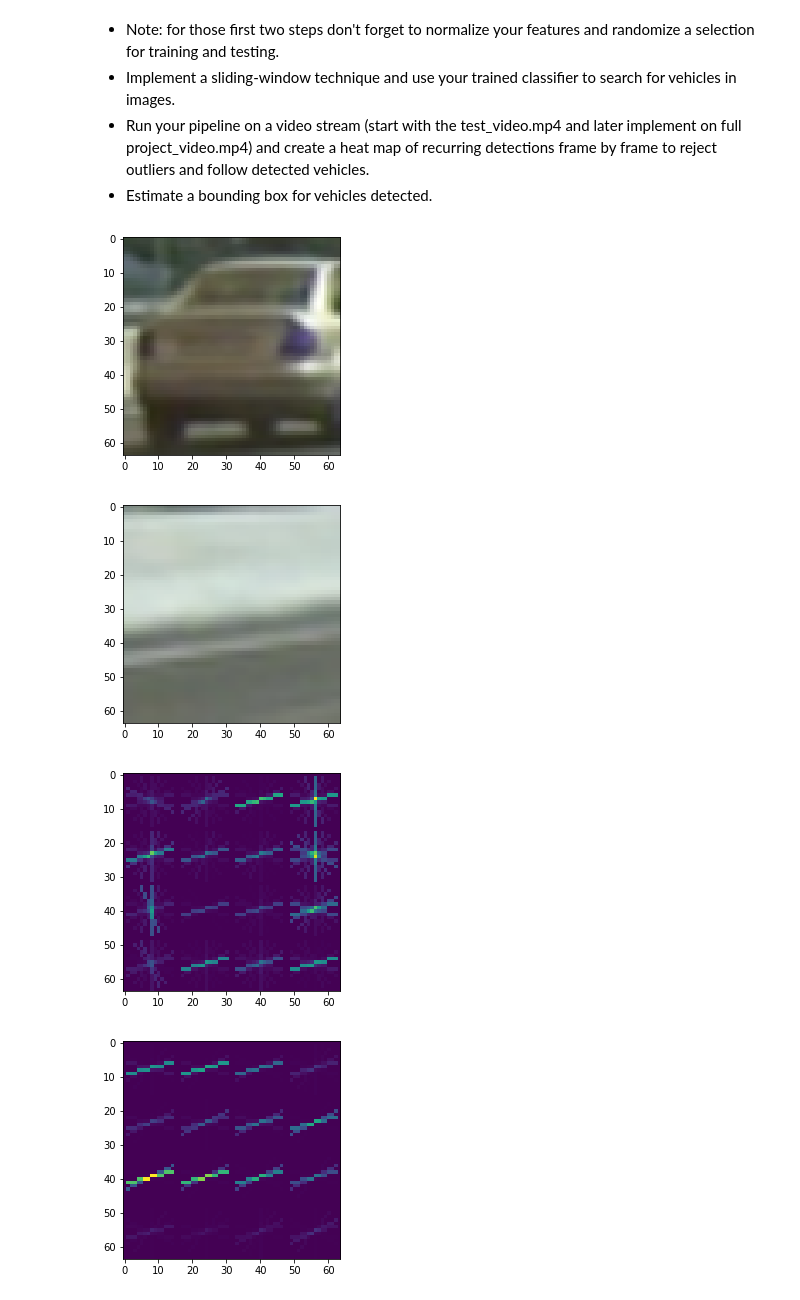
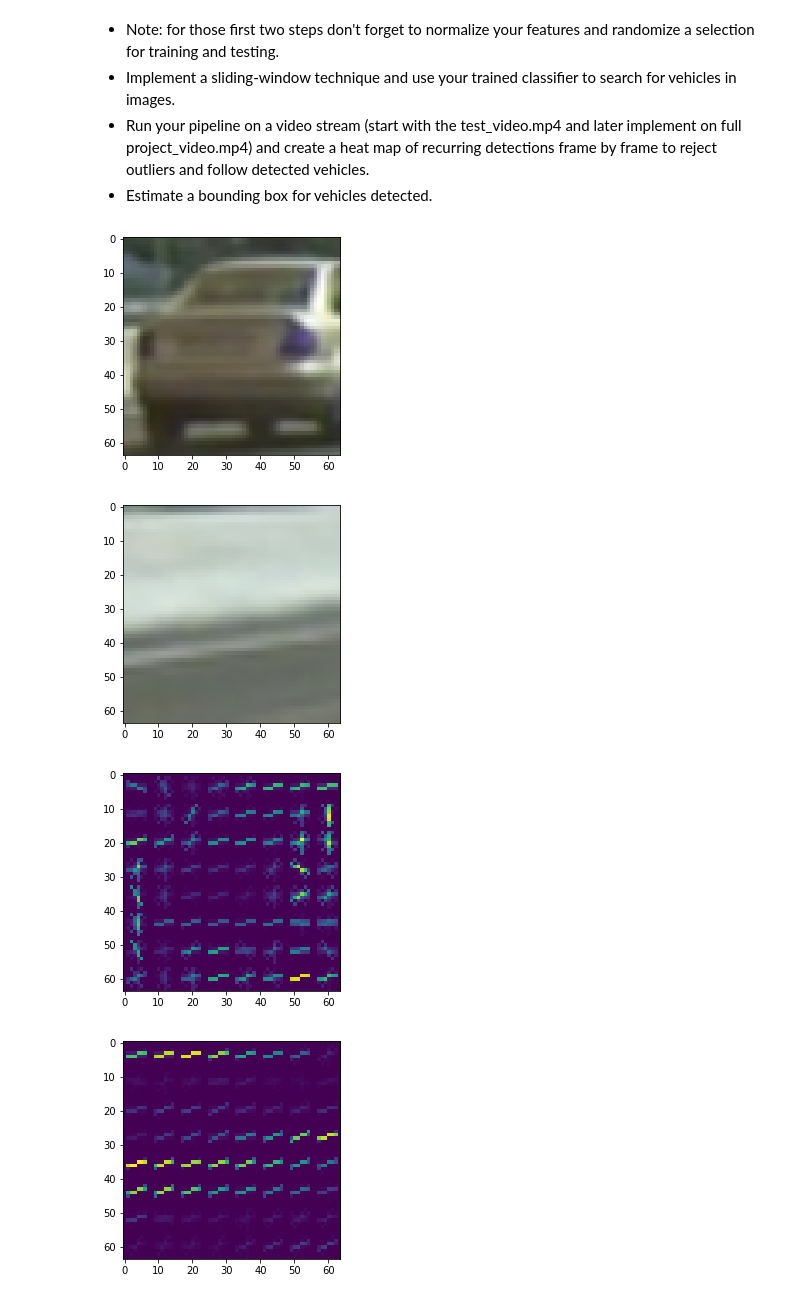
Before and after one commit to gaber-/CarND-Vehicle-Detection, a Jupyter notebook: vehicle_detection.ipynb, the cells around one changed output. Saved outputs shown, nothing was run; the diff lists cells and outputs as text; code cells hidden in the pictures.

```diff
--- a/vehicle_detection.ipynb
+++ b/vehicle_detection.ipynb
@@ -16,53 +16,55 @@ import glob
 import matplotlib.pyplot as plt
 from skimage.feature import hog as sk_hog
 
+PIX_PER_CELL=8
+
 def gray(img):
     return cv2.cvtColor(img,cv2.COLOR_BGR2GRAY)
 
-def hog(image, pix_per_cell = 16, cell_per_block = 2, orient = 9, vis = False):
+def hog(image, pix_per_cell = PIX_PER_CELL, cell_per_block = 2, orient = 9, vis = False, fvect=True):
     if (vis):
         features, hog_image = sk_hog(image, orientations=orient,
                           pixels_per_cell=(pix_per_cell, pix_per_cell),
                           cells_per_block=(cell_per_block, cell_per_block),
-                          visualise=vis, feature_vector=True,
+                          visualise=vis, feature_vector=fvect,transform_sqrt=True,
                           block_norm="L2-Hys")
         return features, hog_image
     else:
         features = sk_hog(image, orientations=orient,
                           pixels_per_cell=(pix_per_cell, pix_per_cell),
                           cells_per_block=(cell_per_block, cell_per_block),
-                          visualise=vis, feature_vector=True,
+                          visualise=vis, feature_vector=fvect,transform_sqrt=True,
                           block_norm="L2-Hys")
         return features
 
 
 def hog_gray(img):
     return hog(gray(img))
 
 def hog_imread(img):
     return hog_gray(cv2.imread(img))
 
 origin = cv2.imread("examples/image0009.png")
 origin2 = cv2.imread("examples/image1011.png")
 
 features, image = hog(gray(origin), vis=True)
 features2, image2 = hog(gray(origin2), vis=True)
 
 
 plt.imshow(origin)
 plt.show()
 plt.imshow(origin2)
 plt.show()
 
 plt.imshow(image)
 plt.show()
 plt.imshow(image2)
 plt.show()
 # %% [output]
 [figure]
 [figure]
-[figure, old version]
+[figure, new version]
-[figure, old version]
+[figure, new version]
 # %%
 def color_hists(img):
     R = np.histogram(img[:,:,0], bins=32, range=(0, 256))
```
Also changed, not shown: parts of 22 cells of this notebook, 2 other files.
